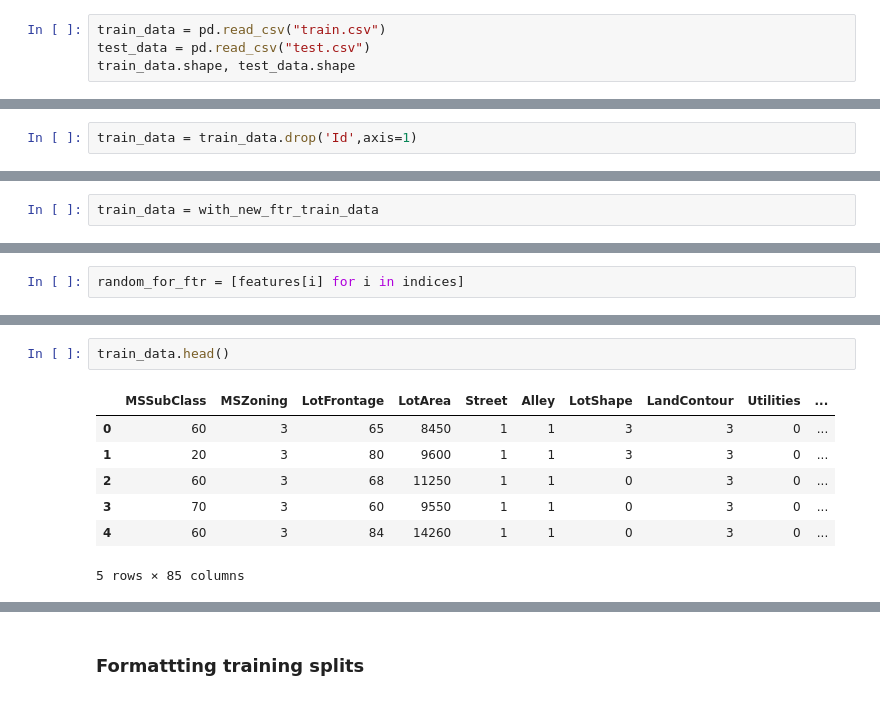
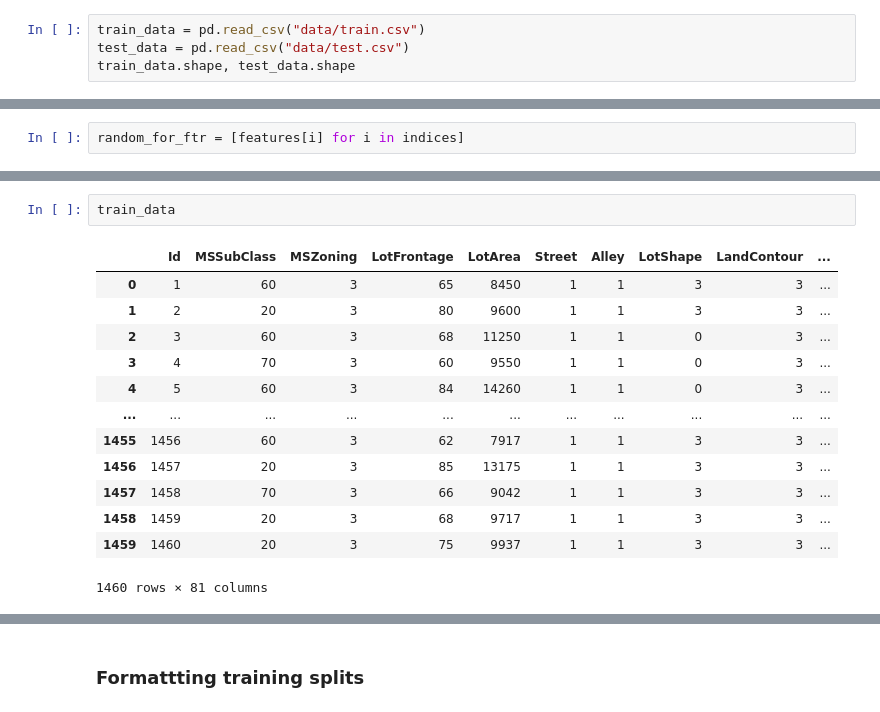
Before and after one commit to MichaelWoo-git/House_Pricing_Prediction_ML_Regression, a Jupyter notebook: Improved_House_Pricing_Main.ipynb, the cells around one changed output, grey strips where cells are left out. Drawn from its saved outputs; the diff is of its cells as text.

```diff
--- a/Improved_House_Pricing_Main.ipynb
+++ b/Improved_House_Pricing_Main.ipynb
@@ -12,8 +26,8 @@ from sklearn.preprocessing import LabelEncoder
 # %% [markdown]
 ##### Read in Data
 # %%
-train_data = pd.read_csv("train.csv")
-test_data = pd.read_csv("test.csv")
+train_data = pd.read_csv("data/train.csv")
+test_data = pd.read_csv("data/test.csv")
 train_data.shape, test_data.shape
 # %% [output]
 ((1460, 81), (1459, 80))
@@ -65,2 +76,0 @@ train_data.describe()
-# %%
-train_data = train_data.drop('Id',axis=1)
@@ -401,2 +186,0 @@ new_features_creation = ["KitchenDetails","houseSize","GarageDetails","BasementD
-# %%
-train_data = with_new_ftr_train_data
@@ -597,10 +293,16 @@ best_everything
 # %%
-train_data.head()
+train_data
 # %% [output]
-|  | MSSubClass | MSZoning | LotFrontage | LotArea | Street | Alley | LotShape | LandContour | Utilities | ... |
-| 0 | 60 | 3 | 65 | 8450 | 1 | 1 | 3 | 3 | 0 | ... |
-| 1 | 20 | 3 | 80 | 9600 | 1 | 1 | 3 | 3 | 0 | ... |
-| 2 | 60 | 3 | 68 | 11250 | 1 | 1 | 0 | 3 | 0 | ... |
-| 3 | 70 | 3 | 60 | 9550 | 1 | 1 | 0 | 3 | 0 | ... |
-| 4 | 60 | 3 | 84 | 14260 | 1 | 1 | 0 | 3 | 0 | ... |
+|  | Id | MSSubClass | MSZoning | LotFrontage | LotArea | Street | Alley | LotShape | LandContour | ... |
+| 0 | 1 | 60 | 3 | 65 | 8450 | 1 | 1 | 3 | 3 | ... |
+| 1 | 2 | 20 | 3 | 80 | 9600 | 1 | 1 | 3 | 3 | ... |
+| 2 | 3 | 60 | 3 | 68 | 11250 | 1 | 1 | 0 | 3 | ... |
+| 3 | 4 | 70 | 3 | 60 | 9550 | 1 | 1 | 0 | 3 | ... |
+| 4 | 5 | 60 | 3 | 84 | 14260 | 1 | 1 | 0 | 3 | ... |
+| ... | ... | ... | ... | ... | ... | ... | ... | ... | ... | ... |
+| 1455 | 1456 | 60 | 3 | 62 | 7917 | 1 | 1 | 3 | 3 | ... |
+| 1456 | 1457 | 20 | 3 | 85 | 13175 | 1 | 1 | 3 | 3 | ... |
+| 1457 | 1458 | 70 | 3 | 66 | 9042 | 1 | 1 | 3 | 3 | ... |
+| 1458 | 1459 | 20 | 3 | 68 | 9717 | 1 | 1 | 3 | 3 | ... |
+| 1459 | 1460 | 20 | 3 | 75 | 9937 | 1 | 1 | 3 | 3 | ... |
-5 rows × 85 columns
+1460 rows × 81 columns
```
Also changed, not shown: parts of 105 cells of this notebook.
